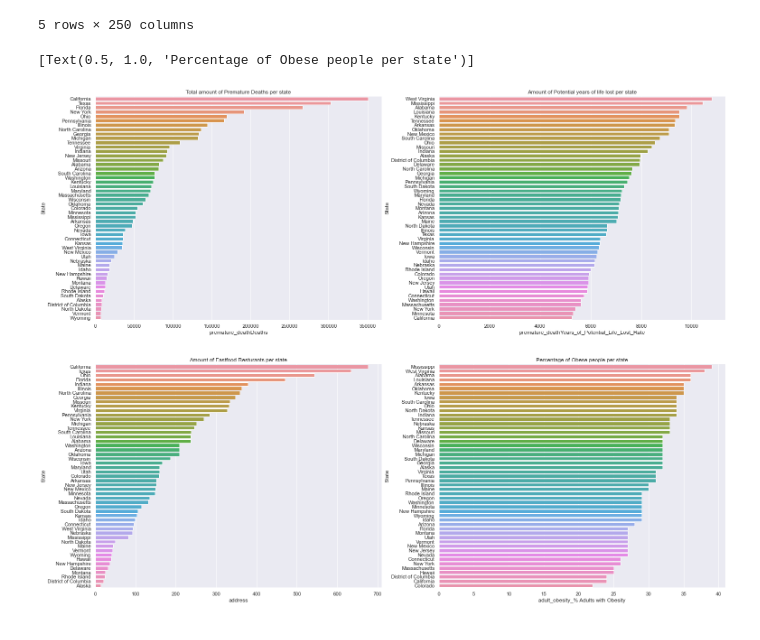
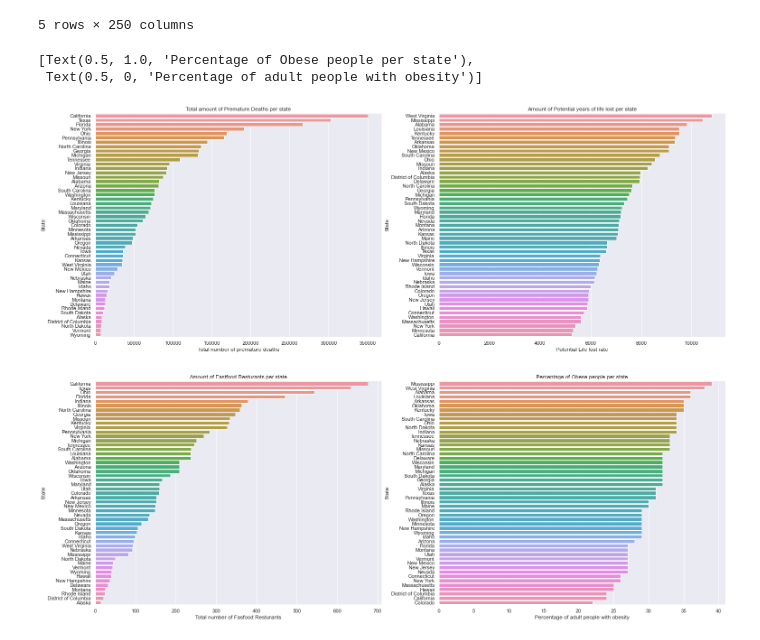
Before and after one commit to s180820/SOCANVIS, a Jupyter notebook: Notebooks/Statistics.ipynb, the cells around one changed output. Cells and saved outputs as stored; diff of their text form; code cells hidden in the pictures.

```diff
--- a/Notebooks/Statistics.ipynb
+++ b/Notebooks/Statistics.ipynb
@@ -39,15 +87,16 @@ Top 5 states with the most Premature Deaths:
 # %%
 import seaborn as sns
 import matplotlib.pyplot as plt
 
 fig, axes = plt.subplots(2, 2, sharex=False, figsize=(25,20))
 
 sns.set(rc={'figure.figsize':(12,9)})
 sns.despine(left=True, bottom=True)
-sns.barplot(ax=axes[0,0], data=States.sort_values("premature_deathDeaths",ascending=False), y='State', x='premature_deathDeaths').set(title='Total amount of Premature Deaths per state')
-sns.barplot(ax=axes[0,1], data=States.sort_values("premature_deathYears_of_Potential_Life_Lost_Rate",ascending=False), y='State', x='premature_deathYears_of_Potential_Life_Lost_Rate').set(title='Amount of Potential years of life lost per state')
-sns.barplot(ax=axes[1,0], data=FastFood.groupby(['State']).count().reset_index().sort_values("address",ascending=False), y='State', x='address').set(title='Amount of Fastfood Resturants per state')
-sns.barplot(ax=axes[1,1], data=States.sort_values('adult_obesity_% Adults with Obesity',ascending=False), y='State', x='adult_obesity_% Adults with Obesity').set(title='Percentage of Obese people per state')
+sns.barplot(ax=axes[0,0], data=States.sort_values("premature_deathDeaths",ascending=False), y='State', x='premature_deathDeaths').set(title='Total amount of Premature Deaths per state',  xlabel='Total number of premature deaths')
+sns.barplot(ax=axes[0,1], data=States.sort_values("premature_deathYears_of_Potential_Life_Lost_Rate",ascending=False), y='State', x='premature_deathYears_of_Potential_Life_Lost_Rate').set(title='Amount of Potential years of life lost per state',  xlabel='Potential Life lost rate')
+sns.barplot(ax=axes[1,0], data=FastFood.groupby(['State']).count().reset_index().sort_values("address",ascending=False), y='State', x='address').set(title='Amount of Fastfood Resturants per state', xlabel='Total number of Fasfood Resturants')
+sns.barplot(ax=axes[1,1], data=States.sort_values('adult_obesity_% Adults with Obesity',ascending=False), y='State', x='adult_obesity_% Adults with Obesity').set(title='Percentage of Obese people per state', xlabel='Percentage of adult people with obesity')
 # %% [output]
-[Text(0.5, 1.0, 'Percentage of Obese people per state')]
+[Text(0.5, 1.0, 'Percentage of Obese people per state'),
+ Text(0.5, 0, 'Percentage of adult people with obesity')]
-[figure, old version]
+[figure, new version]
```
Also changed, not shown: parts of 10 cells of this notebook.
